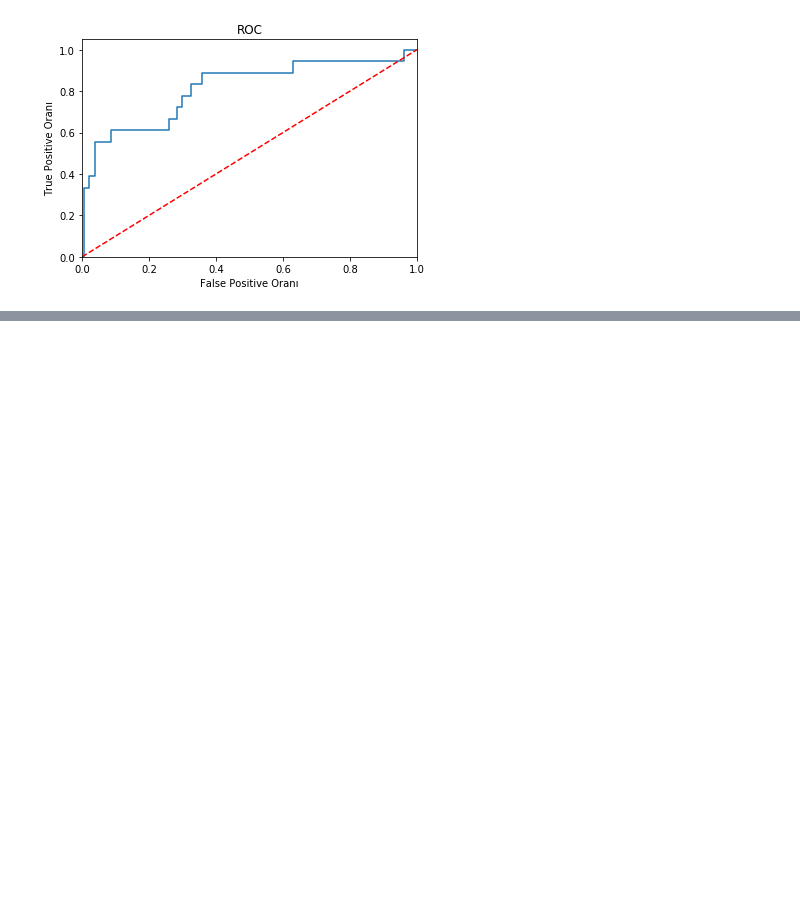
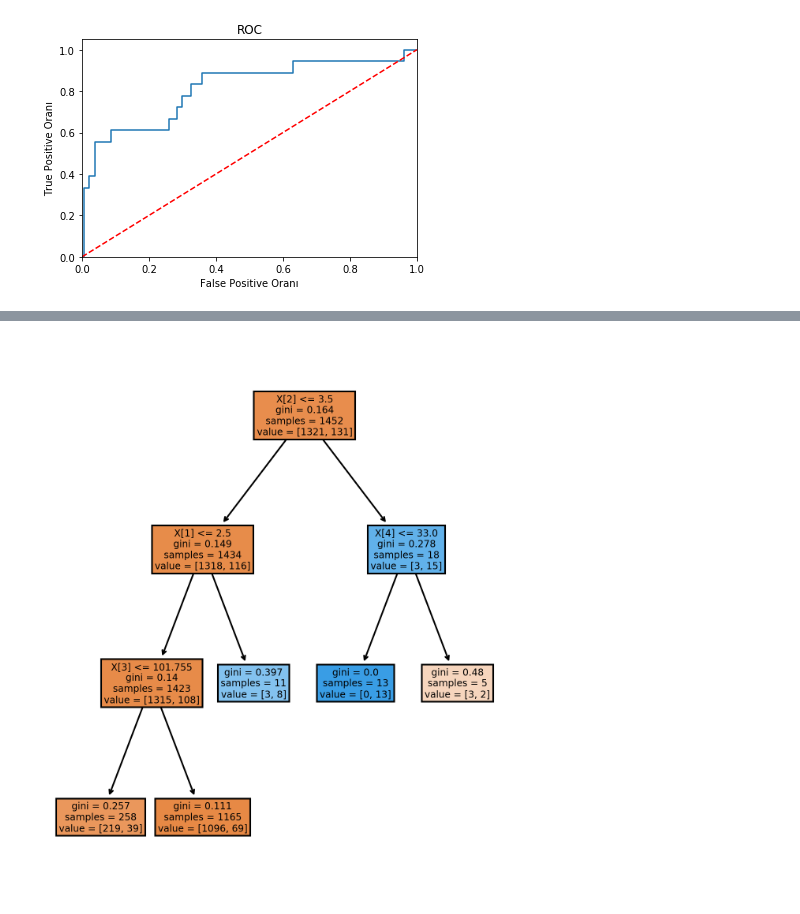
Before and after one commit to Kodluyoruz-Ankara-Veri-Bilimi/Assignment_Ayse_ILKAY, a Jupyter notebook: bank_dataset_hmelq.ipynb, the cells around one changed output, grey strips where cells are left out. Saved outputs shown, nothing was run; the diff lists cells and outputs as text; code cells hidden in the pictures; blank space fills up the shorter version.

```diff
--- a/bank_dataset_hmelq.ipynb
+++ b/bank_dataset_hmelq.ipynb
@@ -640,0 +835,4 @@ plt.show()
+# %%
+loj = sm.Logit(y_train, X_train)
+loj_model = loj.fit()
+loj_model.summary()
@@ -640,0 +868,4 @@ plt.show()
+# %%
+#  anlamsız değişkenlerin modelden atılması gerekmektedir.
+X_train = X_train[loj_model.pvalues[loj_model.pvalues <  0.05].index]
+X_test=X_test[loj_model.pvalues[loj_model.pvalues <  0.05].index]
@@ -640,0 +912,4 @@ plt.show()
+# %%
+cart_classifier2=tree.DecisionTreeClassifier(max_depth=3,min_samples_split=17,criterion="gini")
+# %%
+cart_tuned2=cart_classifier2.fit(X_train,y_train)
@@ -640,0 +933,7 @@ plt.show()
+# %%
+fig, axes = plt.subplots(nrows = 1,ncols = 1,figsize = (5,6), dpi=300)
+tree.plot_tree(cart_tuned2,
+               filled = True);
+fig.savefig('C:/Users/aayse/OneDrive/Masaüstü/Yeni klasör/son_hali_model_kurma_agac_yapısı.png')
+# %% [output]
+[figure, added]
```
Also changed, not shown: parts of 105 cells of this notebook, 1 other file.
